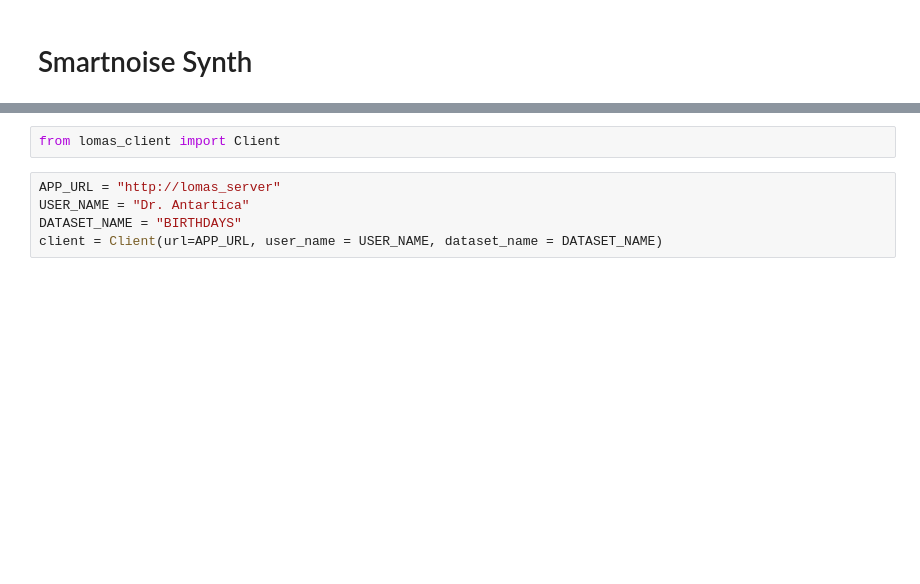
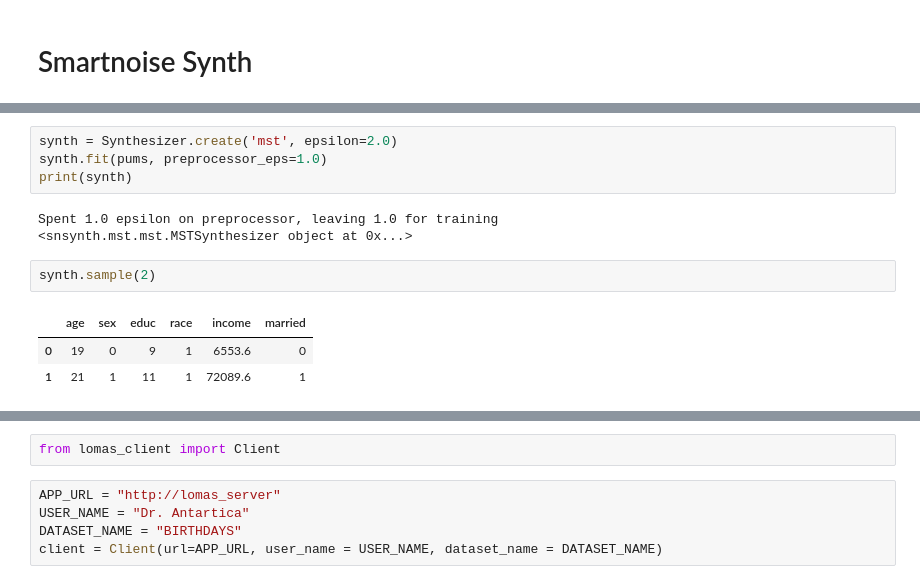
Before and after one commit to dscc-admin-ch/lomas, a Jupyter notebook: client/notebooks/SmartnoiseSynth.ipynb, the cells around one changed output, grey strips where cells are left out. Drawn from its saved outputs; the diff is of its cells as text; blank space fills up the shorter version.

```diff
--- a/client/notebooks/SmartnoiseSynth.ipynb
+++ b/client/notebooks/SmartnoiseSynth.ipynb
@@ -2,0 +55,13 @@
+# %%
+synth = Synthesizer.create('mst', epsilon=2.0)
+synth.fit(pums, preprocessor_eps=1.0)
+print(synth)
+# %% [output]
+Spent 1.0 epsilon on preprocessor, leaving 1.0 for training
+<snsynth.mst.mst.MSTSynthesizer object at 0x...>
+# %%
+synth.sample(2)
+# %% [output]
+|  | age | sex | educ | race | income | married |
+| 0 | 19 | 0 | 9 | 1 | 6553.6 | 0 |
+| 1 | 21 | 1 | 11 | 1 | 72089.6 | 1 |
```
Also changed, not shown: parts of 15 cells of this notebook, 6 other files.
